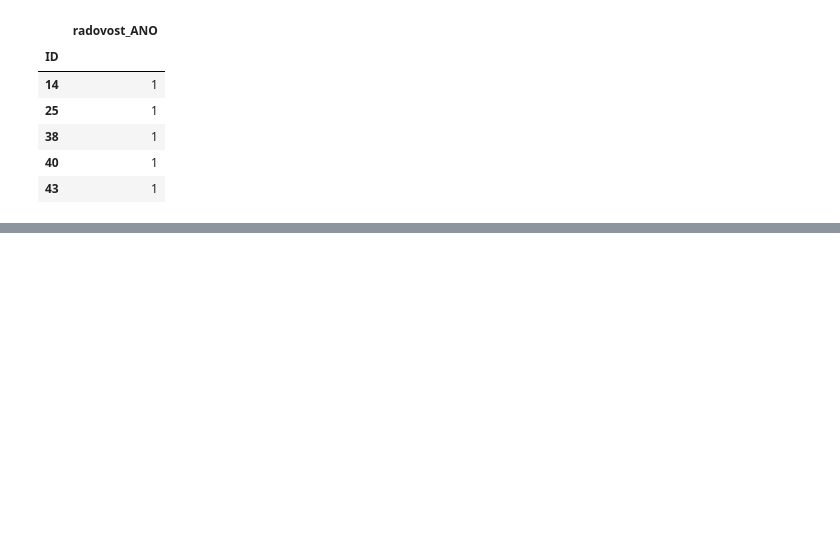
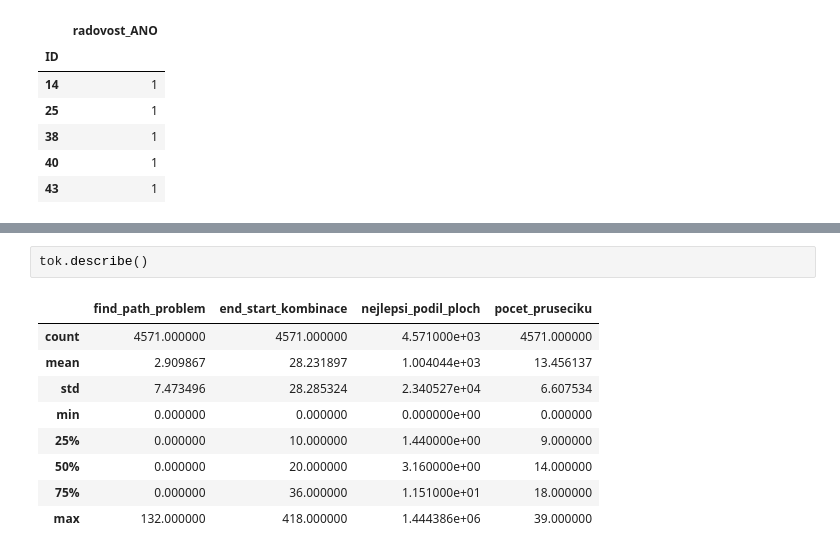
Before and after one commit to fenclova/jupyter-diplomka, a Jupyter notebook: 0_predvyber_cela_republika.ipynb, the cells around one changed output, grey strips where cells are left out. Cells and saved outputs as stored; diff of their text form; blank space fills up the shorter version.

```diff
--- a/0_predvyber_cela_republika.ipynb
+++ b/0_predvyber_cela_republika.ipynb
@@ -104,0 +125,12 @@ radovost_export.to_csv(r"C:\fenclova\diplomka\analyza\vysledky\cela_republika\an
+# %%
+tok.describe()
+# %% [output]
+|  | find_path_problem | end_start_kombinace | nejlepsi_podil_ploch | pocet_pruseciku |
+| count | 4571.000000 | 4571.000000 | 4.571000e+03 | 4571.000000 |
+| mean | 2.909867 | 28.231897 | 1.004044e+03 | 13.456137 |
+| std | 7.473496 | 28.285324 | 2.340527e+04 | 6.607534 |
+| min | 0.000000 | 0.000000 | 0.000000e+00 | 0.000000 |
+| 25% | 0.000000 | 10.000000 | 1.440000e+00 | 9.000000 |
+| 50% | 0.000000 | 20.000000 | 3.160000e+00 | 14.000000 |
+| 75% | 0.000000 | 36.000000 | 1.151000e+01 | 18.000000 |
+| max | 132.000000 | 418.000000 | 1.444386e+06 | 39.000000 |
```
Also changed, not shown: parts of 17 cells of this notebook, 9 other files.
